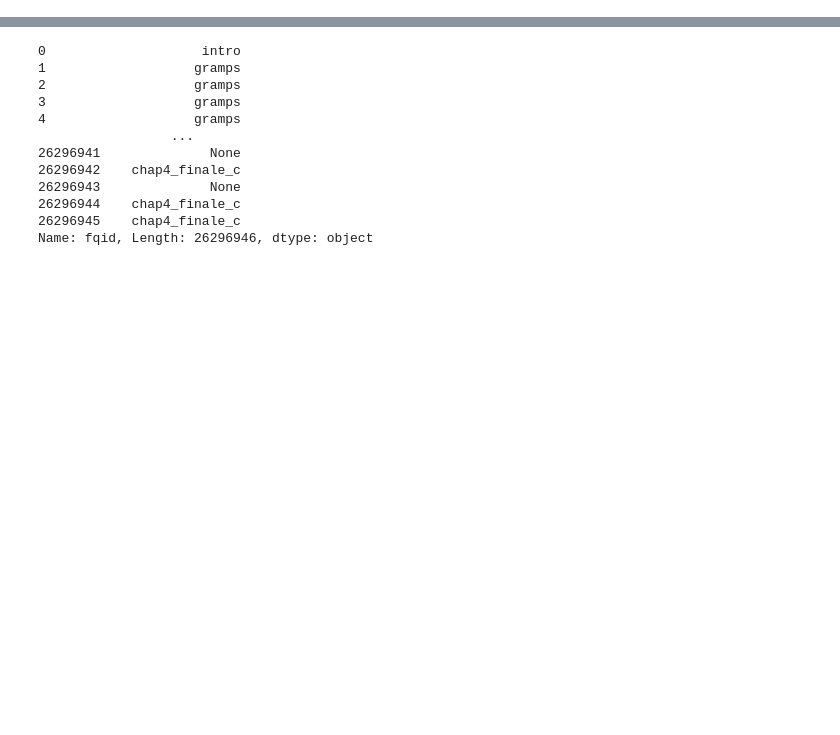
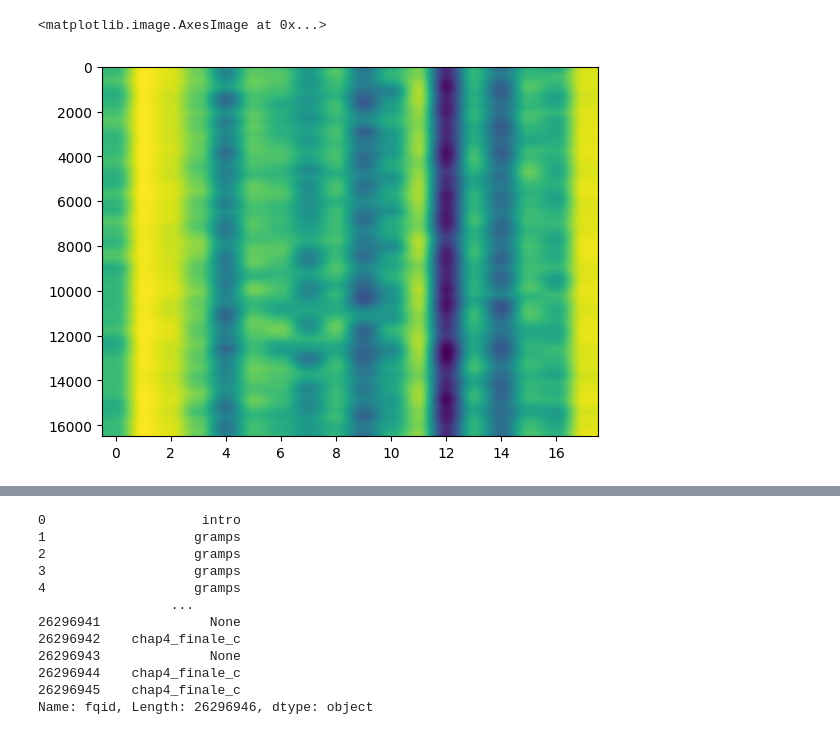
Before and after one commit to hoeen/student-gameplay-prediction, a Jupyter notebook: notebooks/magic_bingo_PCA.ipynb, the cells around one changed output, grey strips where cells are left out. Drawn from its saved outputs; the diff is of its cells as text; code cells hidden in the pictures; blank space fills up the shorter version.

```diff
--- a/notebooks/magic_bingo_PCA.ipynb
+++ b/notebooks/magic_bingo_PCA.ipynb
@@ -28,3 +28,9 @@ pd.set_option("display.max_columns", None)
 pd.set_option("display.max_rows", 200)
 
 INPUT_PATH = '../data/raw/input/'
+# %%
+preds = np.load('../models/lstm_preds.npy')
+plt.imshow(preds, aspect='auto')
+# %% [output]
+<matplotlib.image.AxesImage at 0x...>
+[figure, added]
```
Also changed, not shown: parts of 1 cell of this notebook, 5 other files.
